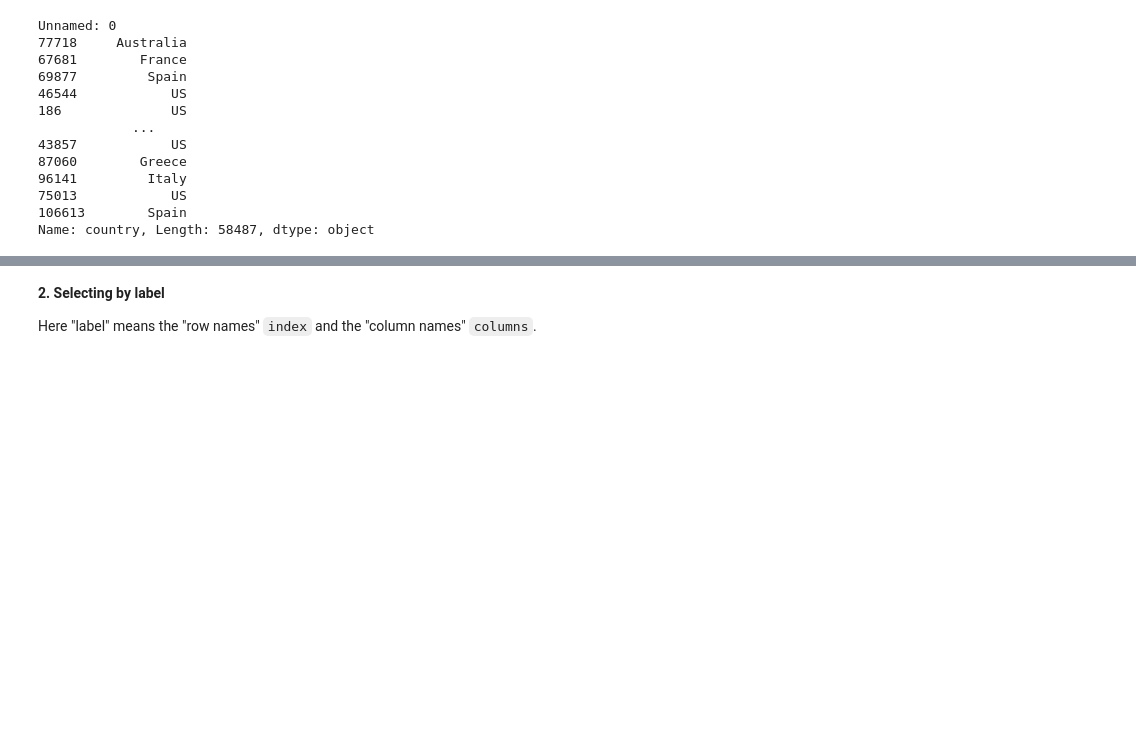
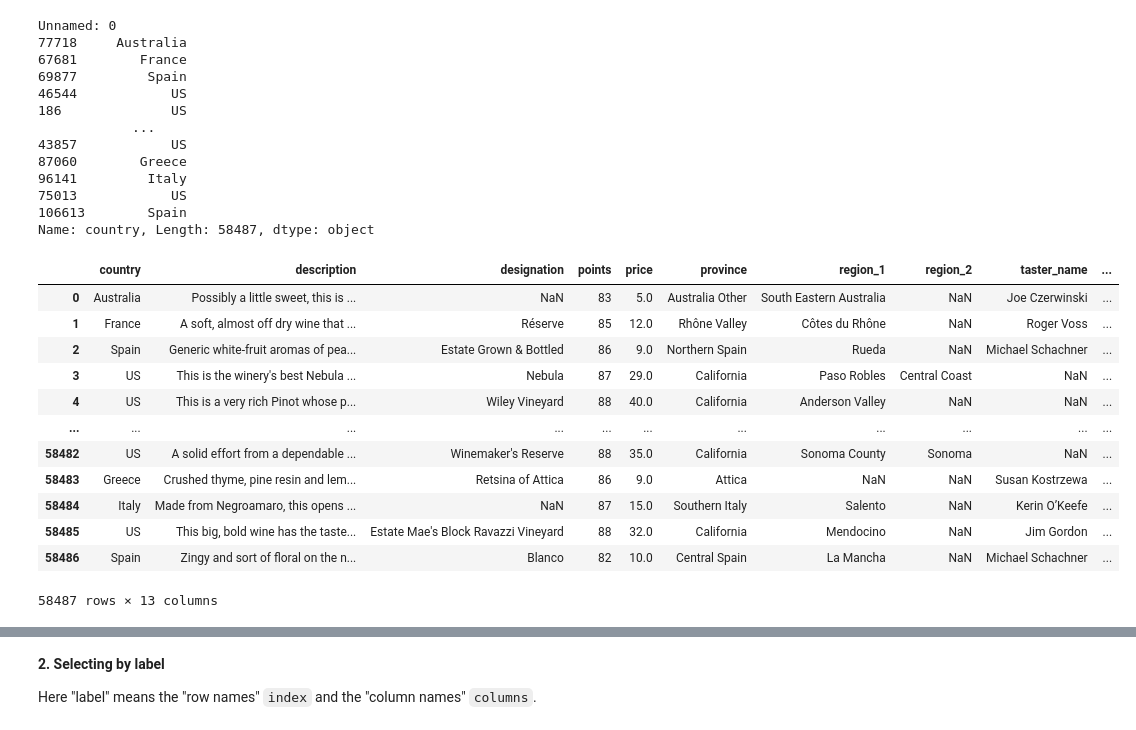
Before and after one commit to Saluka12/Analytics-through-coding-in-class, a Jupyter notebook: Session_1/Pandas.ipynb, the cells around one changed output, grey strips where cells are left out. Drawn from its saved outputs; the diff is of its cells as text; code cells hidden in the pictures; blank space fills up the shorter version.

```diff
--- a/Session_1/Pandas.ipynb
+++ b/Session_1/Pandas.ipynb
@@ -185,4 +185,21 @@ Unnamed: 0
 106613        Spain
 Name: country, Length: 58487, dtype: object
 # %%
-reviews.
+import pandas as pd
+reviews =pd.read_csv("../Data/wine_reviews.csv",index_col=0)
+reviews.reset_index(drop=True,inplace=True)
+reviews
+# %% [output]
+|  | country | description | designation | points | price | province | region_1 | region_2 | taster_name | ... |
+| 0 | Australia | Possibly a little sweet, this is ... | NaN | 83 | 5.0 | Australia Other | South Eastern Australia | NaN | Joe Czerwinski | ... |
+| 1 | France | A soft, almost off dry wine that ... | Réserve | 85 | 12.0 | Rhône Valley | Côtes du Rhône | NaN | Roger Voss | ... |
+| 2 | Spain | Generic white-fruit aromas of pea... | Estate Grown & Bottled | 86 | 9.0 | Northern Spain | Rueda | NaN | Michael Schachner | ... |
+| 3 | US | This is the winery's best Nebula ... | Nebula | 87 | 29.0 | California | Paso Robles | Central Coast | NaN | ... |
+| 4 | US | This is a very rich Pinot whose p... | Wiley Vineyard | 88 | 40.0 | California | Anderson Valley | NaN | NaN | ... |
+| ... | ... | ... | ... | ... | ... | ... | ... | ... | ... | ... |
+| 58482 | US | A solid effort from a dependable ... | Winemaker's Reserve | 88 | 35.0 | California | Sonoma County | Sonoma | NaN | ... |
+| 58483 | Greece | Crushed thyme, pine resin and lem... | Retsina of Attica | 86 | 9.0 | Attica | NaN | NaN | Susan Kostrzewa | ... |
+| 58484 | Italy | Made from Negroamaro, this opens ... | NaN | 87 | 15.0 | Southern Italy | Salento | NaN | Kerin O’Keefe | ... |
+| 58485 | US | This big, bold wine has the taste... | Estate Mae's Block Ravazzi Vineyard | 88 | 32.0 | California | Mendocino | NaN | Jim Gordon | ... |
+| 58486 | Spain | Zingy and sort of floral on the n... | Blanco | 82 | 10.0 | Central Spain | La Mancha | NaN | Michael Schachner | ... |
+58487 rows × 13 columns
```
Also changed, not shown: parts of 6 cells of this notebook.
